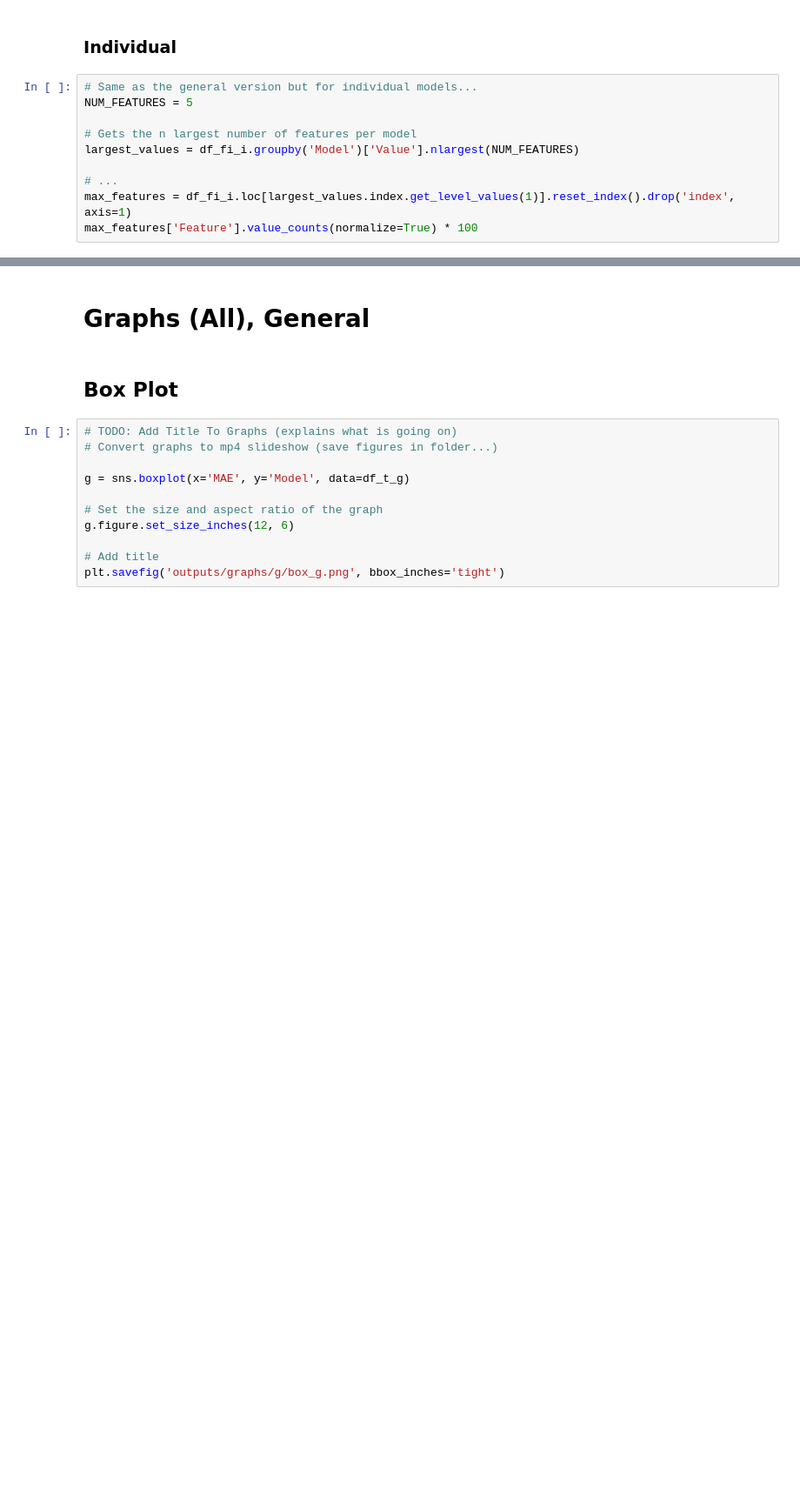
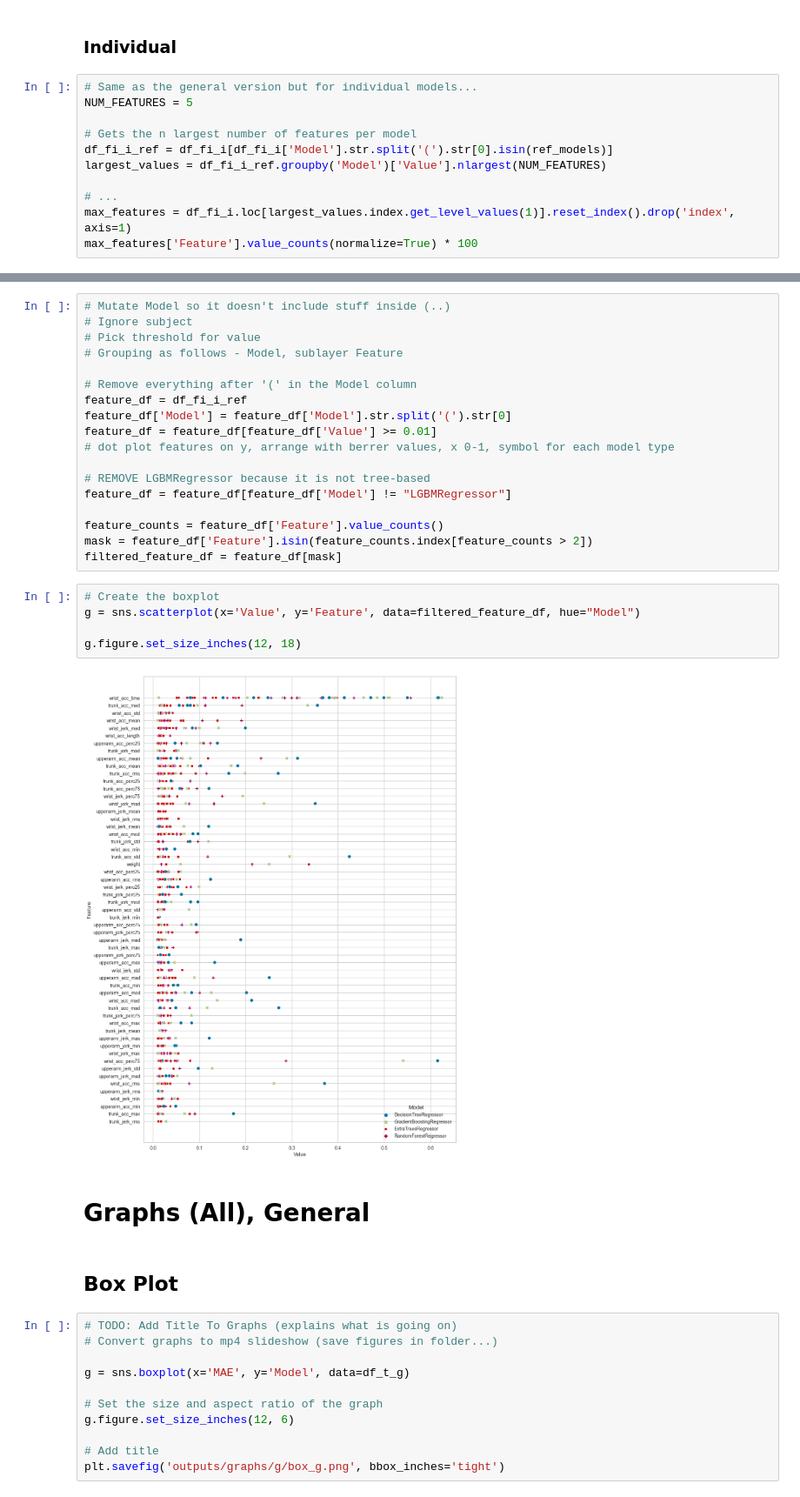
Before and after one commit to fmegahed/shoulder_fatigue_modeling, a Jupyter notebook: analysis.ipynb, the cells around one changed output, grey strips where cells are left out. Shown at 87% size. Drawn from its saved outputs; the diff is of its cells as text; blank space fills up the shorter version.

```diff
--- a/analysis.ipynb
+++ b/analysis.ipynb
@@ -182,7 +185,8 @@ Name: Feature, dtype: float64
 NUM_FEATURES = 5
 
 # Gets the n largest number of features per model
-largest_values = df_fi_i.groupby('Model')['Value'].nlargest(NUM_FEATURES)
+df_fi_i_ref = df_fi_i[df_fi_i['Model'].str.split('(').str[0].isin(ref_models)]
+largest_values = df_fi_i_ref.groupby('Model')['Value'].nlargest(NUM_FEATURES)
 
 # ...
 max_features = df_fi_i.loc[largest_values.index.get_level_values(1)].reset_index().drop('index', axis=1)
@@ -207,4 +211,29 @@ trunk_jerk_rms           0.114943
 Name: Feature, dtype: float64
+# %%
+# Mutate Model so it doesn't include stuff inside (..)
+# Ignore subject
+# Pick threshold for value
+# Grouping as follows - Model, sublayer Feature
+
+# Remove everything after '(' in the Model column
+feature_df = df_fi_i_ref
+feature_df['Model'] = feature_df['Model'].str.split('(').str[0]
+feature_df = feature_df[feature_df['Value'] >= 0.01]
+# dot plot features on y, arrange with berrer values, x 0-1, symbol for each model type
+
+# REMOVE LGBMRegressor because it is not tree-based
+feature_df = feature_df[feature_df['Model'] != "LGBMRegressor"]
+
+feature_counts = feature_df['Feature'].value_counts()
+mask = feature_df['Feature'].isin(feature_counts.index[feature_counts > 2])
+filtered_feature_df = feature_df[mask]
+# %%
+# Create the boxplot
+g = sns.scatterplot(x='Value', y='Feature', data=filtered_feature_df, hue="Model")
+
+g.figure.set_size_inches(12, 18)
+# %% [output]
+[figure, added]
 # %% [markdown]
 # Graphs (All), General
 # %% [markdown]
```
Also changed, not shown: parts of 13 cells of this notebook, 1 other file.
